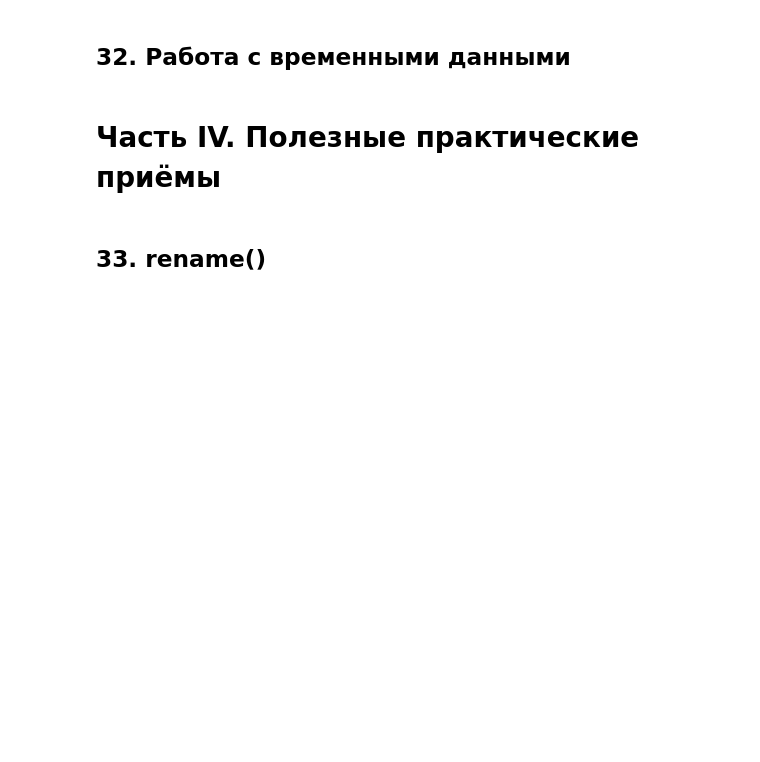
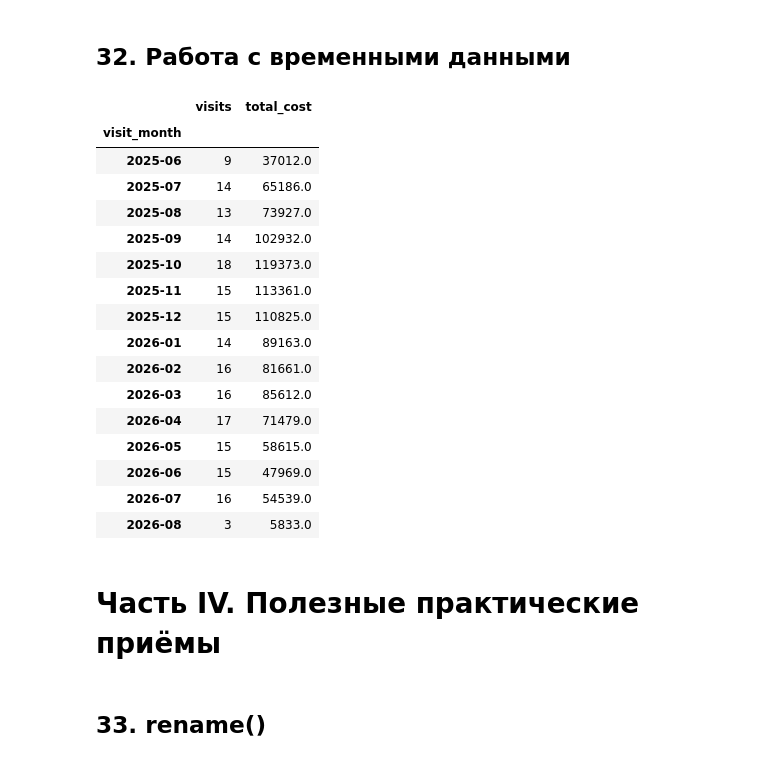
Before and after one commit to golubnichiy/bigdata_26_08, a Jupyter notebook: pandas_1_base.ipynb, the cells around one changed output. Cells and saved outputs as stored; diff of their text form; code cells hidden in the pictures; blank space fills up the shorter version.

```diff
--- a/pandas_1_base.ipynb
+++ b/pandas_1_base.ipynb
@@ -975,5 +1138,37 @@ cats_with_breeds
 # %% [markdown]
 ## 32. Работа с временными данными
+# %%
+visits_clean['visit_year'] = visits_clean['visit_date'].dt.year
+visits_clean['visit_month'] = visits_clean['visit_date'].dt.to_period('M')
+# %%
+monthly_visits =(
+    visits_clean
+    .groupby('visit_month')
+    .agg(
+        visits=('visit_id', 'count'),
+        total_cost=('cost_rub', 'sum')
+    )
+)
+
+monthly_visits
+# %% [output]
+|  | visits | total_cost |
+| visit_month |  |  |
+| 2025-06 | 9 | 37012.0 |
+| 2025-07 | 14 | 65186.0 |
+| 2025-08 | 13 | 73927.0 |
+| 2025-09 | 14 | 102932.0 |
+| 2025-10 | 18 | 119373.0 |
+| 2025-11 | 15 | 113361.0 |
+| 2025-12 | 15 | 110825.0 |
+| 2026-01 | 14 | 89163.0 |
+| 2026-02 | 16 | 81661.0 |
+| 2026-03 | 16 | 85612.0 |
+| 2026-04 | 17 | 71479.0 |
+| 2026-05 | 15 | 58615.0 |
+| 2026-06 | 15 | 47969.0 |
+| 2026-07 | 16 | 54539.0 |
+| 2026-08 | 3 | 5833.0 |
 # %% [markdown]
 # Часть IV. Полезные практические приёмы
 # %% [markdown]
```
Also changed, not shown: parts of 14 cells of this notebook, 1 other file.
